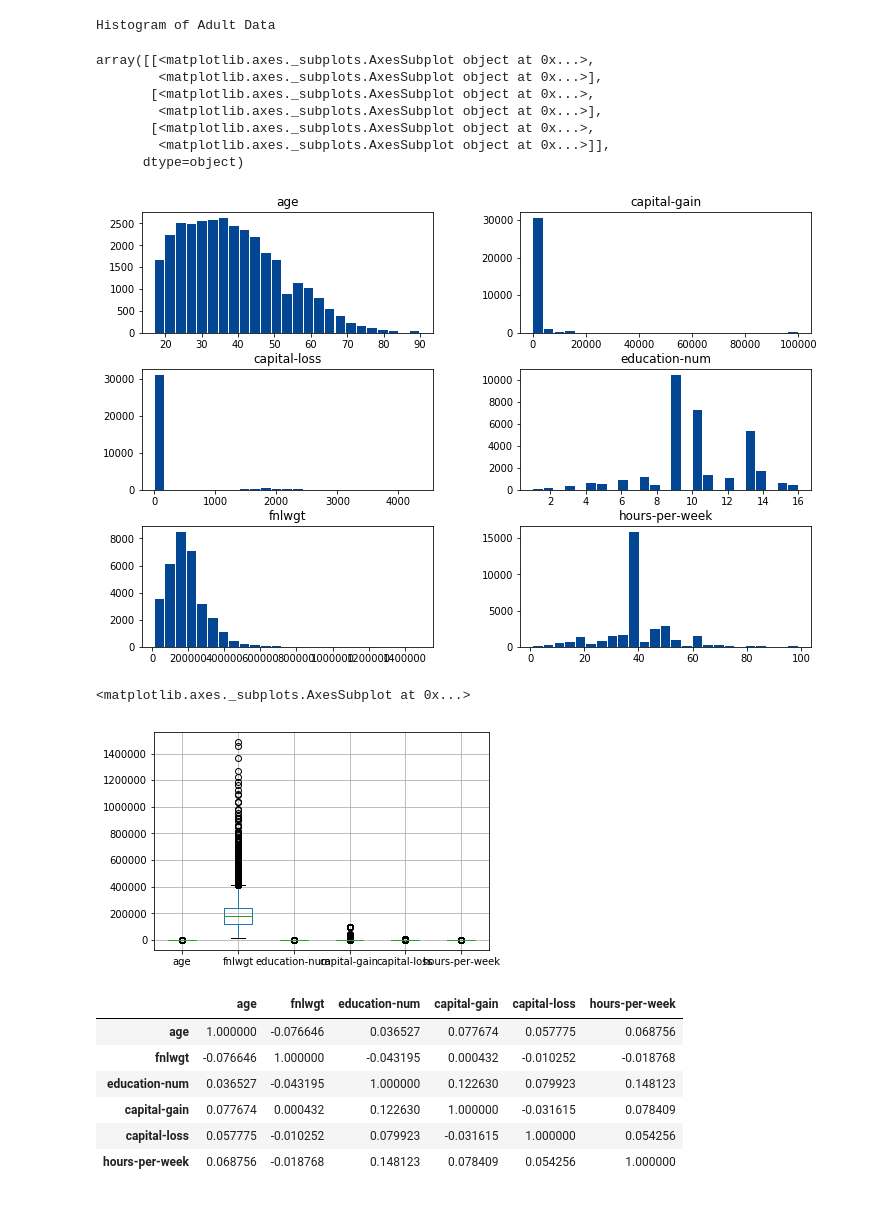
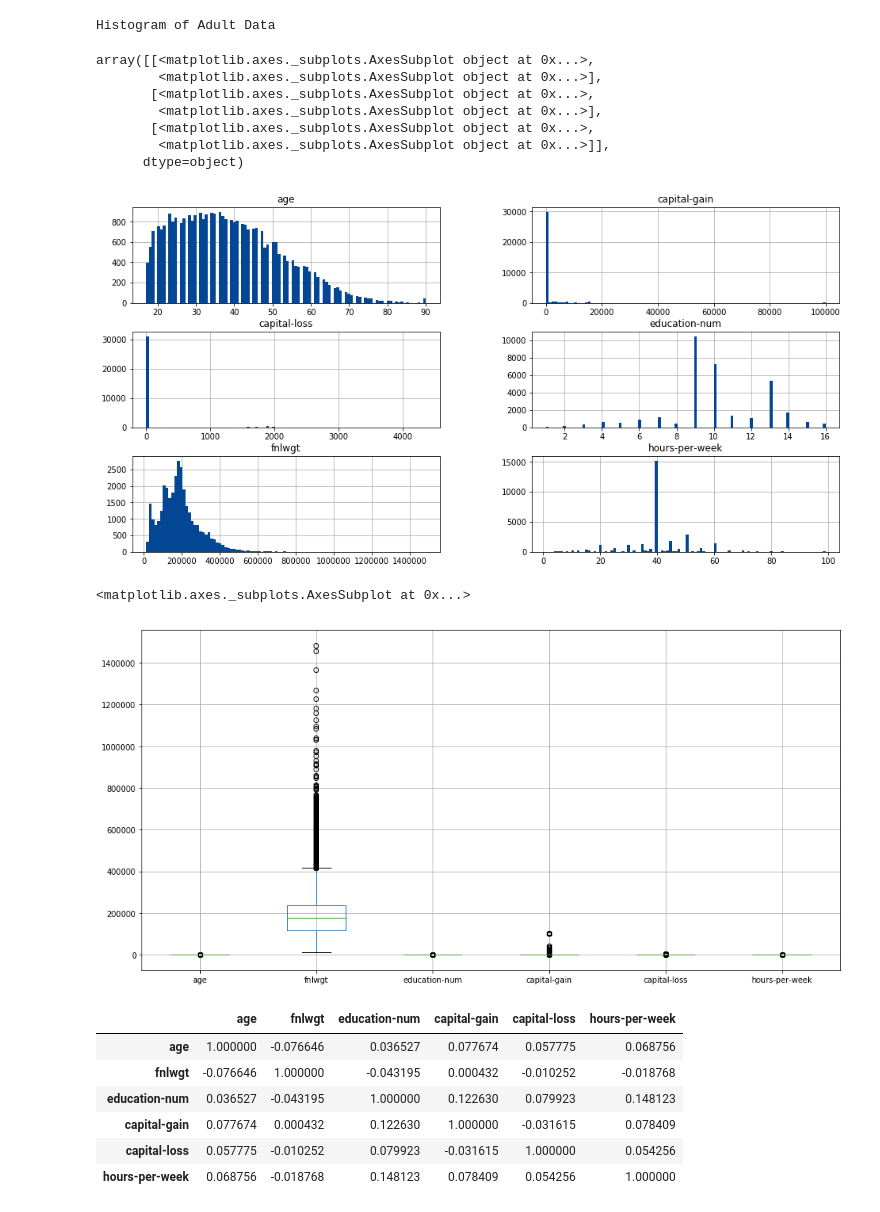
Before and after one commit to fajarmf10/Data-Mining, a Jupyter notebook: Tugas/1/1.ipynb, the cells around one changed output. Cells and saved outputs as stored; diff of their text form; code cells hidden in the pictures.

Commit message:
Tugas selesai

```diff
--- a/Tugas/1/1.ipynb
+++ b/Tugas/1/1.ipynb
@@ -3,10 +3,13 @@ import pandas as pd
 import matplotlib.pyplot as plt
 %matplotlib inline
 from IPython.display import display
+import seaborn as sns
 
 # Loading dataset
 labels = ["age", "workclass", "fnlwgt", "education", "education-num",
           "marital-status", "occupation" ,"relationship", "race", "sex",
           "capital-gain", "capital-loss", "hours-per-week", "native-country", "group"]
-adult_data = pd.read_csv('adult.data', names=labels)
+
+adult_data = pd.read_csv('G:\\semester 8\\Data Mining\\Tugas\\1\\adult.data', names=labels,
+                         sep=',\s', na_values=["?"], engine='python')
 # %%
@@ -54,23 +156,23 @@ dtype: float64
 # %%
 # Histogram of Adult Data
 
 print('Histogram of Adult Data')
-display(adult_data.hist(bins=25, grid=False, figsize=(12,8), color='#034694', zorder=2, rwidth=0.9))
+display(adult_data.hist(bins=100, grid=True, figsize=(16,8), color='#034694', zorder=2))
 # %% [output]
 Histogram of Adult Data
 array([[<matplotlib.axes._subplots.AxesSubplot object at 0x...>,
         <matplotlib.axes._subplots.AxesSubplot object at 0x...>],
        [<matplotlib.axes._subplots.AxesSubplot object at 0x...>,
         <matplotlib.axes._subplots.AxesSubplot object at 0x...>],
        [<matplotlib.axes._subplots.AxesSubplot object at 0x...>,
         <matplotlib.axes._subplots.AxesSubplot object at 0x...>]],
       dtype=object)
-[figure, old version]
+[figure, new version]
 # %%
 # Boxplot of Adult Data
 
-display(adult_data.boxplot(return_type='axes'))
+display(adult_data.boxplot(return_type='axes', figsize=(16,8)))
 # %% [output]
 <matplotlib.axes._subplots.AxesSubplot at 0x...>
-[figure, old version]
+[figure, new version]
 # %%
```
Also changed, not shown: parts of 4 cells of this notebook, 6 other files.
